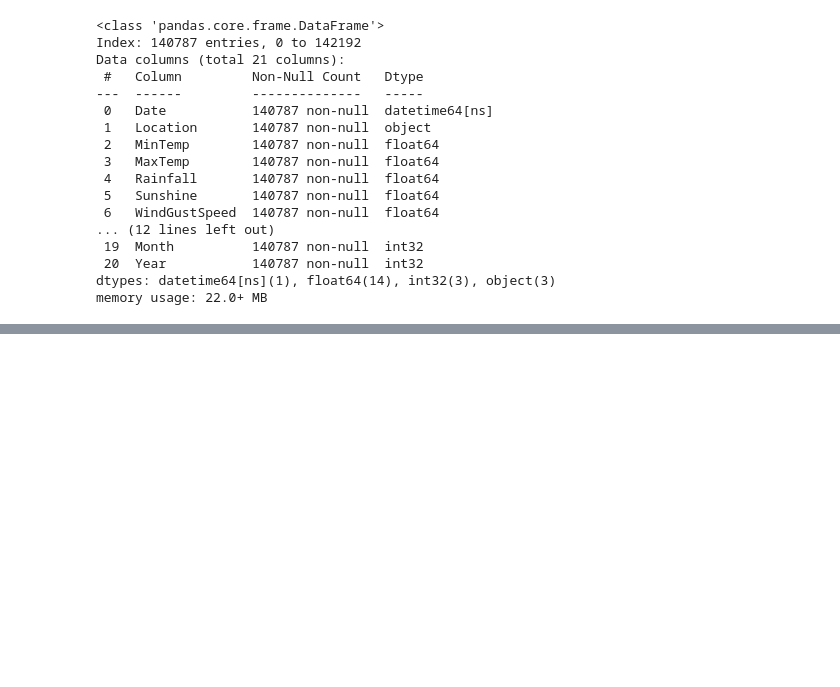
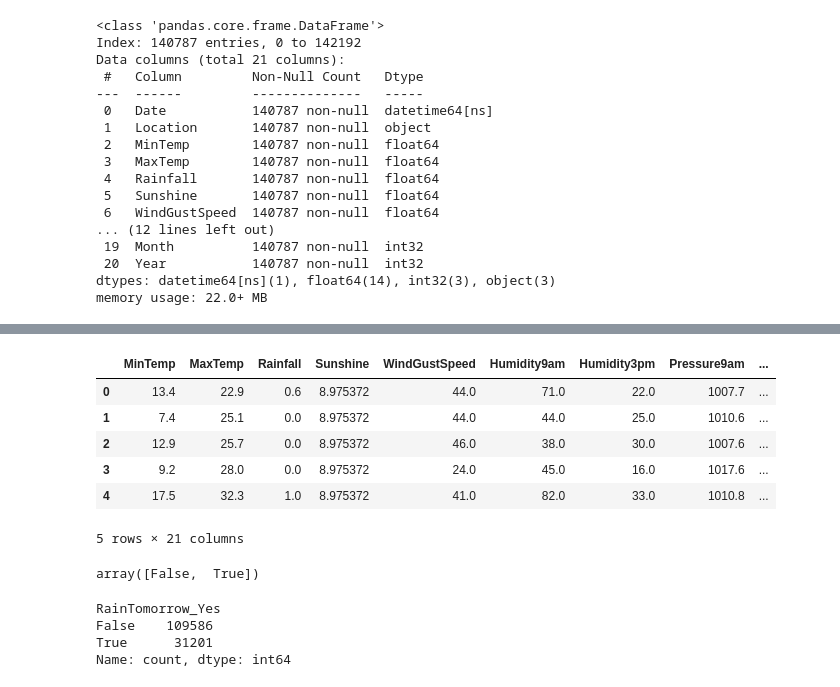
Before and after one commit to AhmetBugraKaplan/MachineLearningNotebookV2, a Jupyter notebook: TomorrowRainPrediction.ipynb, the cells around one changed output, grey strips where cells are left out. Saved outputs shown, nothing was run; the diff lists cells and outputs as text; code cells hidden in the pictures; blank space fills up the shorter version.

```diff
--- a/TomorrowRainPrediction.ipynb
+++ b/TomorrowRainPrediction.ipynb
@@ -395,0 +509,12 @@ memory usage: 22.0+ MB
+# %%
+#Cycial Encoding
+
+df['Month_sin'] = np.sin(2 * np.pi * df['Month'] / 12)
+df['Month_cos'] = np.cos(2 * np.pi * df['Month'] / 12)
+
+df['Day_sin'] = np.sin(2 * np.pi * df['Day'] / 31)
+df['Day_cos'] = np.cos(2 * np.pi * df['Day'] / 31)
+
+df = df.drop(['Date', 'Day', 'Month', 'Year'], axis=1)
+
+print(df.info())
@@ -395,0 +539,23 @@ memory usage: 22.0+ MB
+# %%
+df.head()
+# %% [output]
+|  | MinTemp | MaxTemp | Rainfall | Sunshine | WindGustSpeed | Humidity9am | Humidity3pm | Pressure9am | ... |
+| 0 | 13.4 | 22.9 | 0.6 | 8.975372 | 44.0 | 71.0 | 22.0 | 1007.7 | ... |
+| 1 | 7.4 | 25.1 | 0.0 | 8.975372 | 44.0 | 44.0 | 25.0 | 1010.6 | ... |
+| 2 | 12.9 | 25.7 | 0.0 | 8.975372 | 46.0 | 38.0 | 30.0 | 1007.6 | ... |
+| 3 | 9.2 | 28.0 | 0.0 | 8.975372 | 24.0 | 45.0 | 16.0 | 1017.6 | ... |
+| 4 | 17.5 | 32.3 | 1.0 | 8.975372 | 41.0 | 82.0 | 33.0 | 1010.8 | ... |
+5 rows × 21 columns
+# %%
+df["RainTomorrow_Yes"].unique()
+# %% [output]
+array([False,  True])
+# %%
+df["RainTomorrow_Yes"].value_counts()
+
+#We have imbalanced dataset so we need to use class weight
+# %% [output]
+RainTomorrow_Yes
+False    109586
+True      31201
+Name: count, dtype: int64
```
Also changed, not shown: parts of 22 cells of this notebook.
